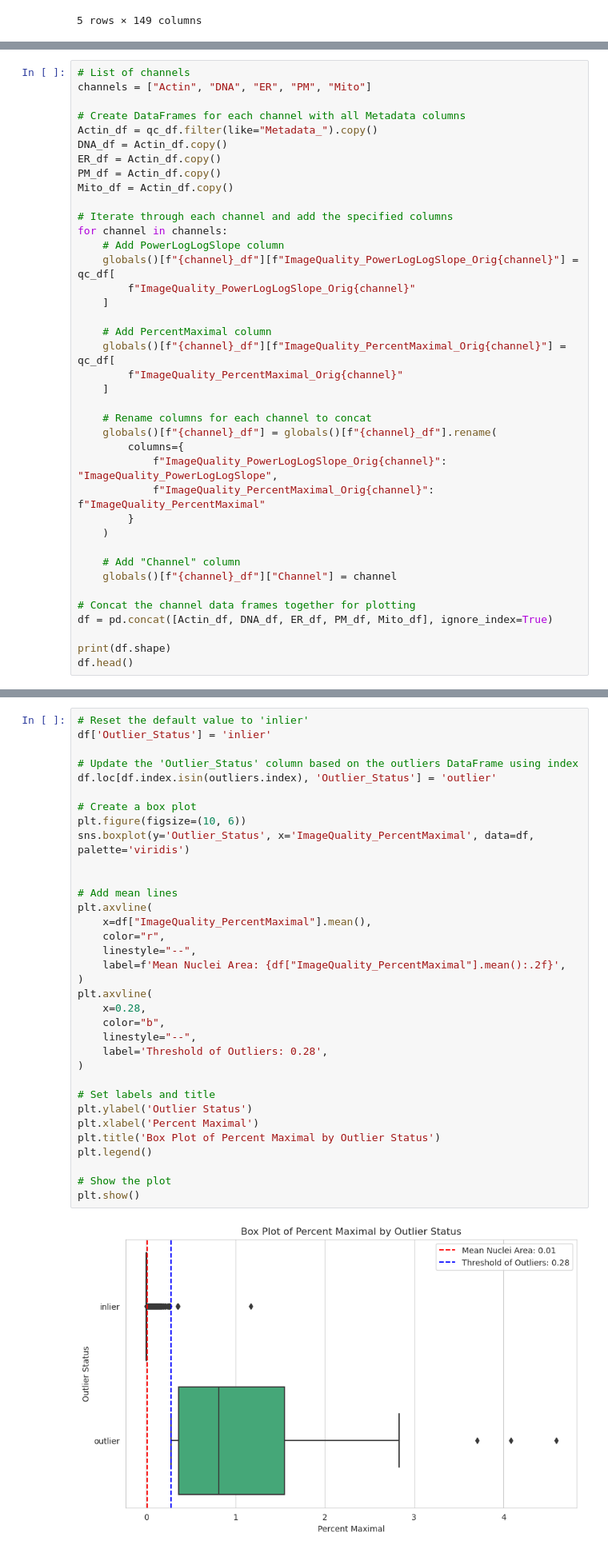
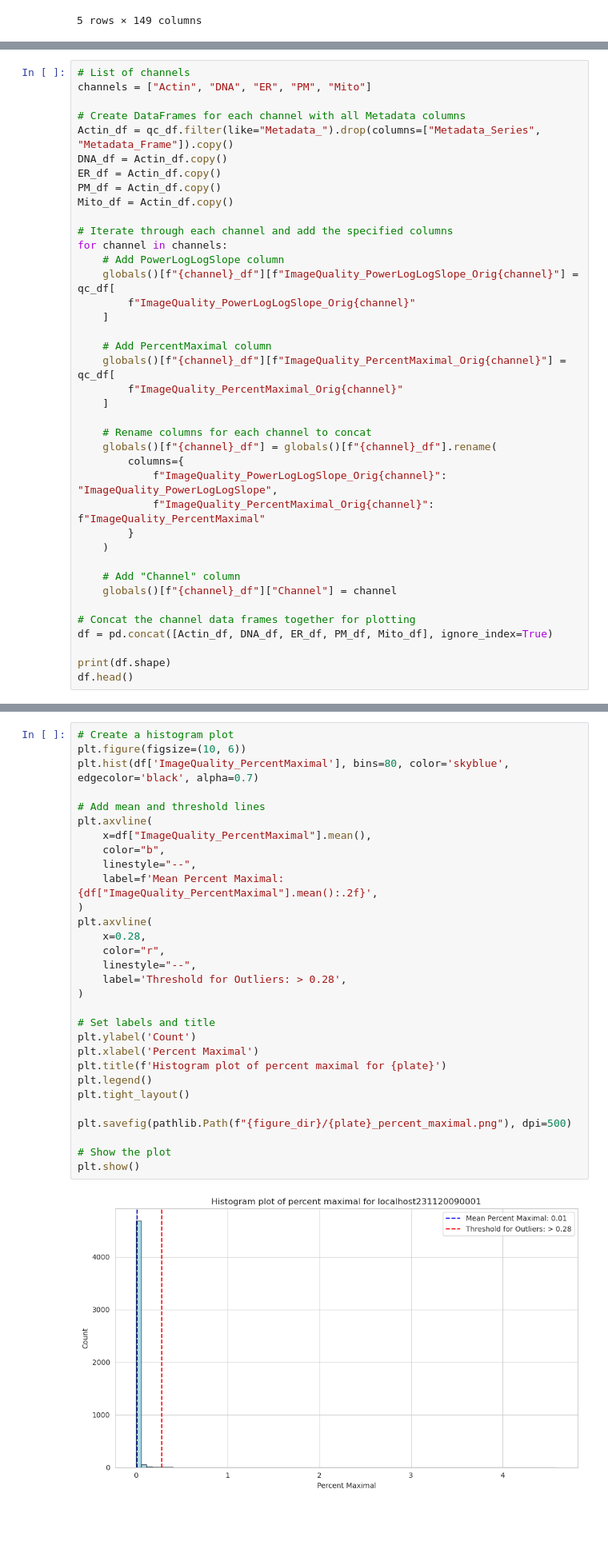
Before and after one commit to WayScience/cellpainting_predicts_cardiac_fibrosis, a Jupyter notebook: 1.preprocessing_data/1.evaluate_qc.ipynb, the cells around one changed output, grey strips where cells are left out. Shown: that part at 80% size. Saved outputs shown, nothing was run; the diff lists cells and outputs as text; blank space fills up the shorter version.

Commit message:
modify qc  whole image notebook and add figures

```diff
--- a/1.preprocessing_data/1.evaluate_qc.ipynb
+++ b/1.preprocessing_data/1.evaluate_qc.ipynb
@@ -52,7 +52,7 @@ qc_df.head()
 channels = ["Actin", "DNA", "ER", "PM", "Mito"]
 
 # Create DataFrames for each channel with all Metadata columns
-Actin_df = qc_df.filter(like="Metadata_").copy()
+Actin_df = qc_df.filter(like="Metadata_").drop(columns=["Metadata_Series", "Metadata_Frame"]).copy()
 DNA_df = Actin_df.copy()
 ER_df = Actin_df.copy()
 PM_df = Actin_df.copy()
@@ -178,38 +167,34 @@ We will use the lowest value in the calculated outliers to determine the thresho
 
 **We will be using 0.28 as the threshold.**
 # %%
-# Reset the default value to 'inlier'
-df['Outlier_Status'] = 'inlier'
+# Create a histogram plot
+plt.figure(figsize=(10, 6))
+plt.hist(df['ImageQuality_PercentMaximal'], bins=80, color='skyblue', edgecolor='black', alpha=0.7)
 
-# Update the 'Outlier_Status' column based on the outliers DataFrame using index
-df.loc[df.index.isin(outliers.index), 'Outlier_Status'] = 'outlier'
-
-# Create a box plot
-plt.figure(figsize=(10, 6))
-sns.boxplot(y='Outlier_Status', x='ImageQuality_PercentMaximal', data=df, palette='viridis')
-
-
-# Add mean lines
+# Add mean and threshold lines
 plt.axvline(
     x=df["ImageQuality_PercentMaximal"].mean(),
-    color="r",
+    color="b",
     linestyle="--",
-    label=f'Mean Nuclei Area: {df["ImageQuality_PercentMaximal"].mean():.2f}',
+    label=f'Mean Percent Maximal: {df["ImageQuality_PercentMaximal"].mean():.2f}',
 )
 plt.axvline(
     x=0.28,
-    color="b",
+    color="r",
     linestyle="--",
-    label='Threshold of Outliers: 0.28',
+    label='Threshold for Outliers: > 0.28',
 )
 
 # Set labels and title
-plt.ylabel('Outlier Status')
+plt.ylabel('Count')
 plt.xlabel('Percent Maximal')
-plt.title('Box Plot of Percent Maximal by Outlier Status')
+plt.title(f'Histogram plot of percent maximal for {plate}')
 plt.legend()
+plt.tight_layout()
+
+plt.savefig(pathlib.Path(f"{figure_dir}/{plate}_percent_maximal.png"), dpi=500)
 
 # Show the plot
 plt.show()
 # %% [output]
-[figure, old version]
+[figure, new version]
```
Also changed, not shown: parts of 4 cells of this notebook, 7 other files.
